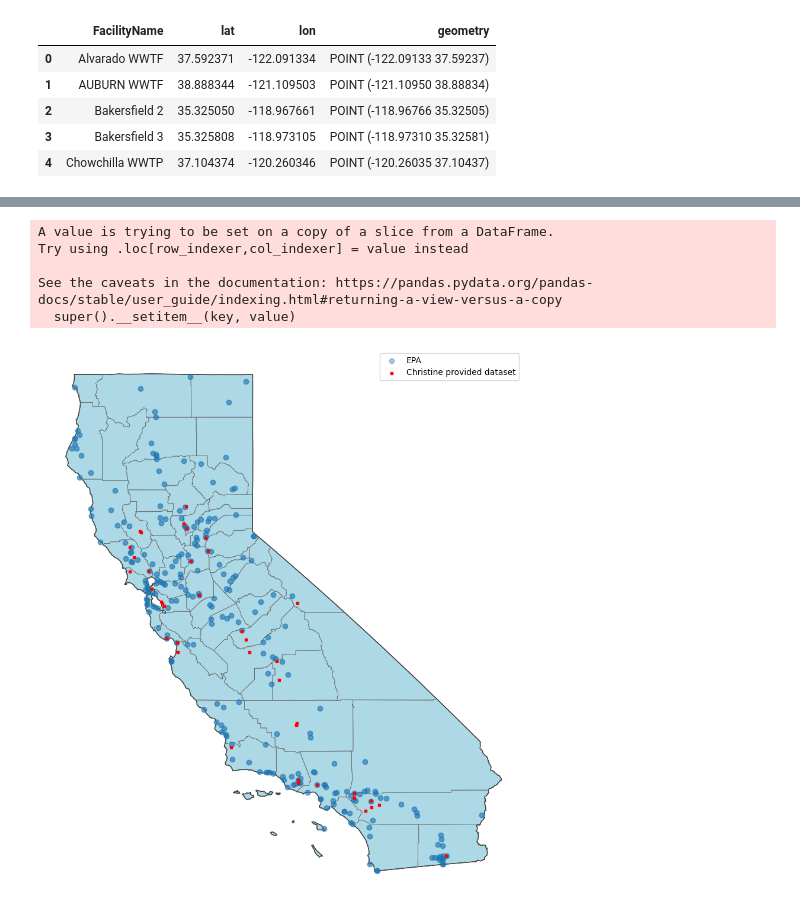
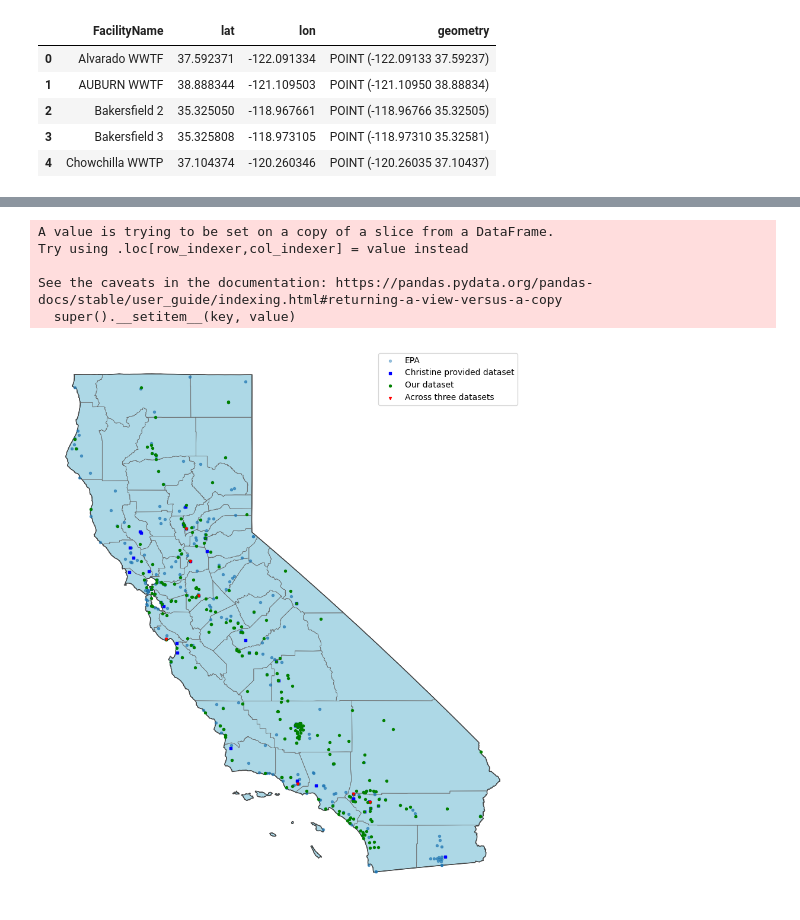
Before and after one commit to Yer1k/solar_wastewater, a Jupyter notebook: 10_code/Read Geopanda data.ipynb, the cells around one changed output, grey strips where cells are left out. Drawn from its saved outputs; the diff is of its cells as text; code cells hidden in the pictures.

Commit message:
compared all three datasets

```diff
--- a/10_code/Read Geopanda data.ipynb
+++ b/10_code/Read Geopanda data.ipynb
@@ -134,0 +294,6 @@ gdf_christine.head()
+# %%
+closest_attributes = gdf_CA_WWTP.apply(find_closest_point_attributes, other_gdf=gdf_same_christine_ours, axis=1)
+
+# Join the closest attributes back to the original gdf_christine GeoDataFrame
+gdf_CA_WWTP = gdf_CA_WWTP.join(closest_attributes)
+gdf_CA_WWTP.head()
@@ -134,0 +307,4 @@ gdf_christine.head()
+# %%
+# Apply the function to each row in the GeoDataFrame
+gdf_CA_WWTP['distance_to_closest_km'] = gdf_CA_WWTP.apply(calculate_geodesic_distance, axis=1)
+gdf_CA_WWTP.head()
@@ -134,0 +318,4 @@ gdf_christine.head()
+# %%
+gdf_CA_WWTP_sort_by_distance = gdf_CA_WWTP.sort_values(by='distance_to_closest_km', ascending=True)
+gdf_CA_WWTP_sort_by_distance.reset_index(drop=True, inplace=True)
+gdf_CA_WWTP_sort_by_distance
@@ -134,0 +336,3 @@ gdf_christine.head()
+# %%
+gdf_same_all = gdf_CA_WWTP_sort_by_distance.loc[gdf_CA_WWTP_sort_by_distance['distance_to_closest_km'] < 1]
+gdf_same_all
@@ -136,37 +356,38 @@ gdf_christine.head()
 # plot geometry of gdf_CA_WWTP on a US map with CA state boundary
 import matplotlib.pyplot as plt
 from shapely.geometry import Point, Polygon
-# import contextily as cx
 
 # URLs to shapefiles
 url_state = 'https://www2.census.gov/geo/tiger/GENZ2021/shp/cb_2021_us_state_5m.zip'
 url_counties = 'https://www2.census.gov/geo/tiger/GENZ2021/shp/cb_2021_us_county_5m.zip'
 url_places = 'https://www2.census.gov/geo/tiger/GENZ2021/shp/cb_2021_us_place_5m.zip'
 
 # Load data
 states = gpd.read_file(url_state)
 counties = gpd.read_file(url_counties)
 
 # Filter for California and its counties and places
 california = states[states['STUSPS'] == 'CA']
 ca_counties = counties[counties['STATEFP'] == '06']
 california.to_crs(epsg=4326, inplace=True)
 ca_counties.to_crs(epsg=4326, inplace=True)
 
 # create a US map
 fig, ax = plt.subplots(figsize=(12,12))
 california.plot(ax=ax, color='lightblue', edgecolor='black')
 ca_counties.plot(ax=ax, facecolor='none', edgecolor='dimgrey', linewidth=0.5)
-gdf_CA_WWTP.plot(ax=ax, alpha=0.4, label='EPA')
-gdf_christine.plot(ax=ax, marker='s', color='red', markersize=8, label='Christine provided dataset')
+gdf_CA_WWTP.plot(ax=ax, alpha=0.4, markersize = 8, label='EPA')
+gdf_christine.plot(ax=ax, marker='s', color='blue', markersize=8, label='Christine provided dataset')
+gdf_ours.plot(ax=ax, marker='o', color='green', markersize=8, label='Our dataset')
+gdf_same_all.plot(ax=ax, marker='v', color='red', markersize=8, label='Across three datasets')
 
 plt.axis('off')
 plt.legend()
 plt.show()
 # %% [output]
 A value is trying to be set on a copy of a slice from a DataFrame.
 Try using .loc[row_indexer,col_indexer] = value instead
 
 See the caveats in the documentation: https://pandas.pydata.org/pandas-docs/stable/user_guide/indexing.html#returning-a-view-versus-a-copy
   super().__setitem__(key, value)
-[figure, old version]
+[figure, new version]
```
Also changed, not shown: parts of 18 cells of this notebook.
